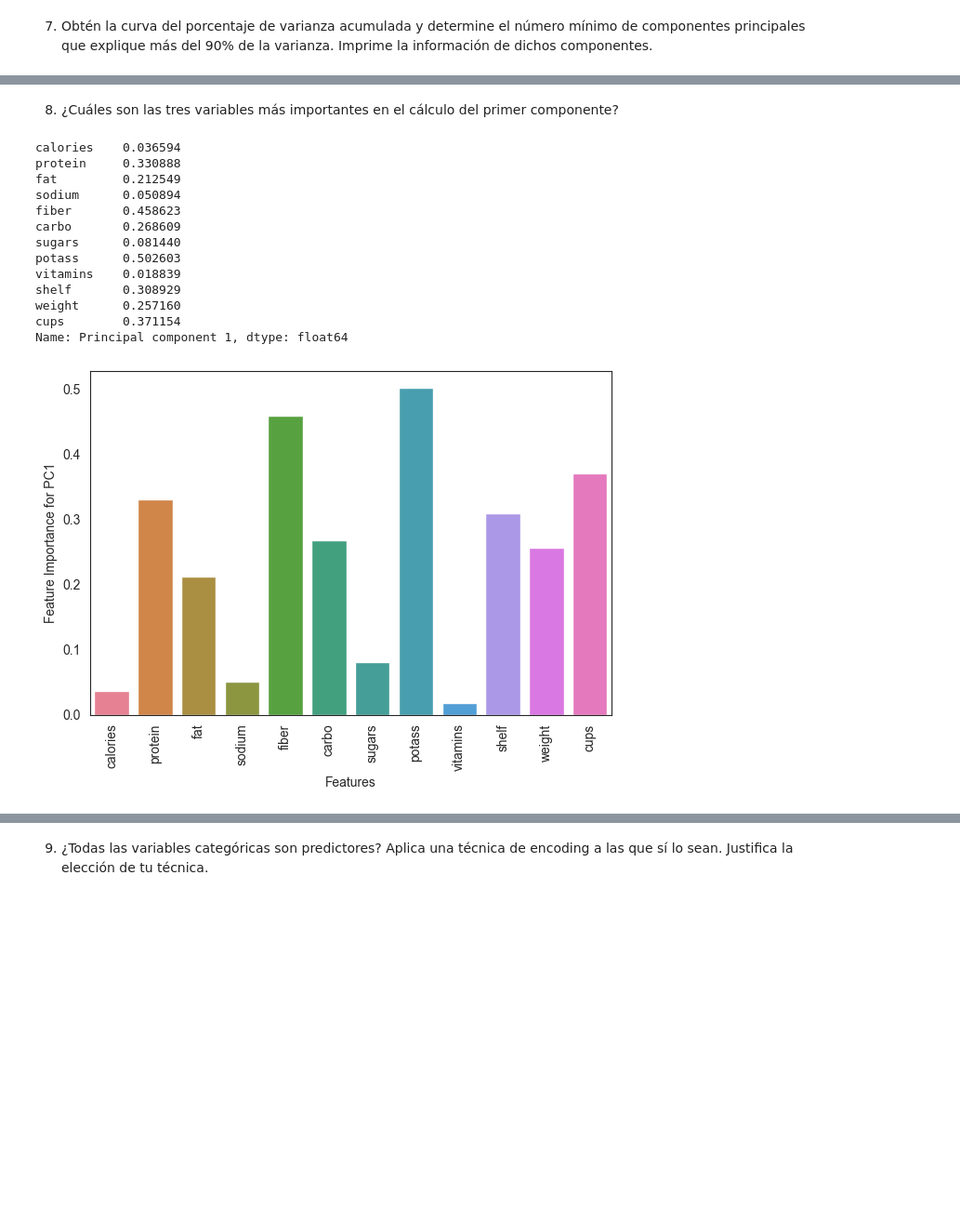
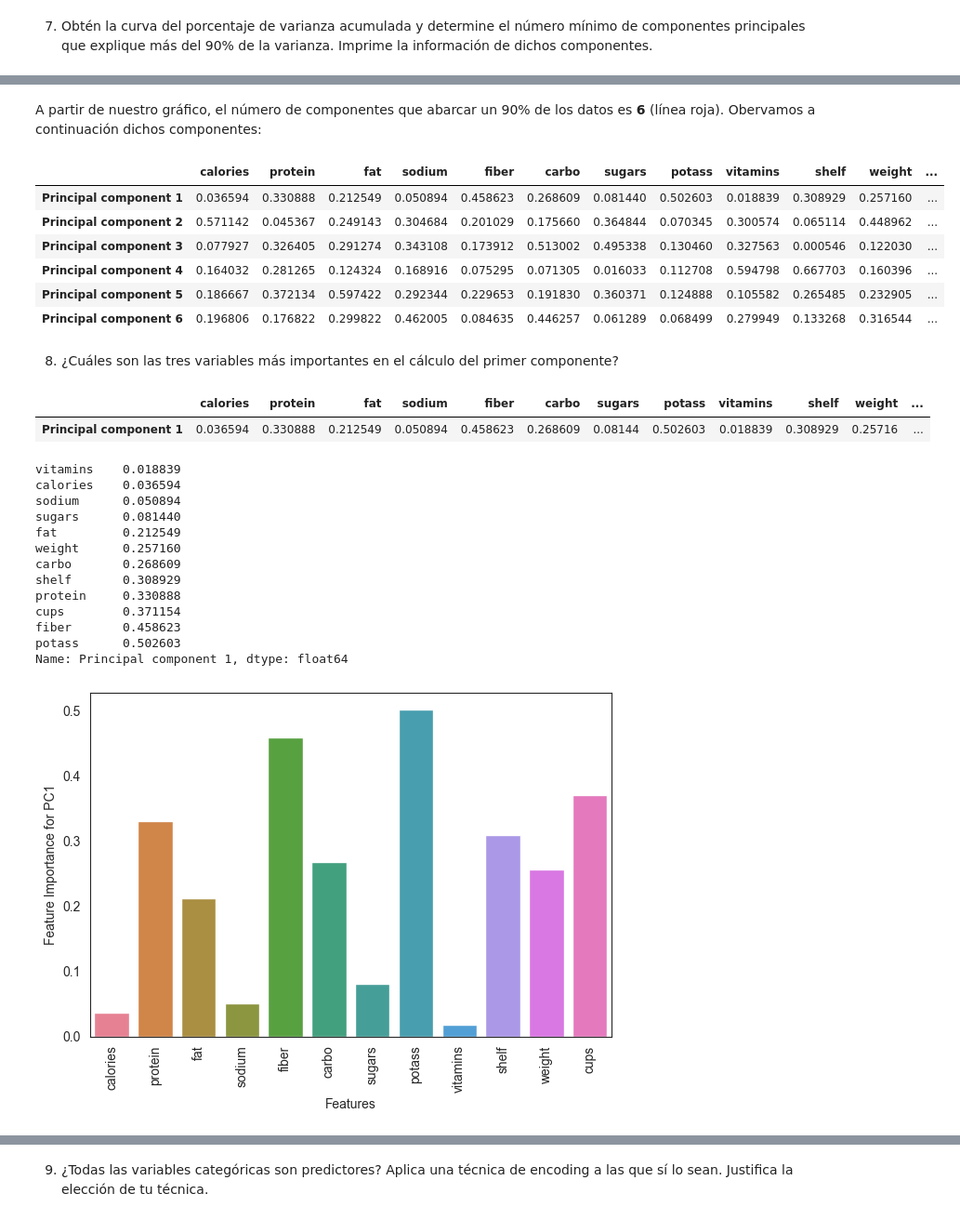
Before and after one commit to Hillelman/ciencia-de-datos-equipo, a Jupyter notebook: actividad-7/Actividad7PCA.ipynb, the cells around one changed output, grey strips where cells are left out. Shown at 93% size. Cells and saved outputs as stored; diff of their text form; code cells hidden in the pictures; blank space fills up the shorter version.

```diff
--- a/actividad-7/Actividad7PCA.ipynb
+++ b/actividad-7/Actividad7PCA.ipynb
@@ -400,10 +425,31 @@ for i in range(total_components):
+# %% [markdown]
+A partir de nuestro gráfico, el número de componentes que abarcar un 90% de los datos es **6** (línea roja). Obervamos a continuación dichos componentes:
+# %%
+num_components = 6
+pc_df = pd.DataFrame(abs(pca.components_[:num_components]), columns = x.columns, index=['Principal component {}'.format(i) for i in range(1, num_components + 1)])
+pc_df
+# %% [output]
+|  | calories | protein | fat | sodium | fiber | carbo | sugars | potass | vitamins | shelf | weight | ... |
+| Principal component 1 | 0.036594 | 0.330888 | 0.212549 | 0.050894 | 0.458623 | 0.268609 | 0.081440 | 0.502603 | 0.018839 | 0.308929 | 0.257160 | ... |
+| Principal component 2 | 0.571142 | 0.045367 | 0.249143 | 0.304684 | 0.201029 | 0.175660 | 0.364844 | 0.070345 | 0.300574 | 0.065114 | 0.448962 | ... |
+| Principal component 3 | 0.077927 | 0.326405 | 0.291274 | 0.343108 | 0.173912 | 0.513002 | 0.495338 | 0.130460 | 0.327563 | 0.000546 | 0.122030 | ... |
+| Principal component 4 | 0.164032 | 0.281265 | 0.124324 | 0.168916 | 0.075295 | 0.071305 | 0.016033 | 0.112708 | 0.594798 | 0.667703 | 0.160396 | ... |
+| Principal component 5 | 0.186667 | 0.372134 | 0.597422 | 0.292344 | 0.229653 | 0.191830 | 0.360371 | 0.124888 | 0.105582 | 0.265485 | 0.232905 | ... |
+| Principal component 6 | 0.196806 | 0.176822 | 0.299822 | 0.462005 | 0.084635 | 0.446257 | 0.061289 | 0.068499 | 0.279949 | 0.133268 | 0.316544 | ... |
 # %% [markdown]
 8. ¿Cuáles son las tres variables más importantes en el cálculo del primer componente?
+# %%
+num_components = 1
+pc_df = pd.DataFrame(abs(pca.components_[:num_components]), columns = x.columns, index=['Principal component {}'.format(i) for i in range(1, num_components + 1)])
+pc_df
+# %% [output]
+|  | calories | protein | fat | sodium | fiber | carbo | sugars | potass | vitamins | shelf | weight | ... |
+| Principal component 1 | 0.036594 | 0.330888 | 0.212549 | 0.050894 | 0.458623 | 0.268609 | 0.08144 | 0.502603 | 0.018839 | 0.308929 | 0.25716 | ... |
 # %%
 first_row = pc_df.iloc[0]
 
 # Valores por categoría
-print(first_row)
+print(first_row.sort_values())
 
 sns.barplot(data=pc_df.iloc[0:1], errorbar=None)
 plt.xlabel('Features')
@@ -412,17 +458,17 @@ plt.xticks(rotation=90)
 plt.tight_layout()
 plt.show()
 # %% [output]
+vitamins    0.018839
 calories    0.036594
+sodium      0.050894
+sugars      0.081440
+fat         0.212549
+weight      0.257160
+carbo       0.268609
+shelf       0.308929
 protein     0.330888
-fat         0.212549
-sodium      0.050894
+cups        0.371154
 fiber       0.458623
-carbo       0.268609
-sugars      0.081440
 potass      0.502603
-vitamins    0.018839
-shelf       0.308929
-weight      0.257160
-cups        0.371154
 Name: Principal component 1, dtype: float64
 [figure]
```
Also changed, not shown: parts of 15 cells of this notebook, 1 other file.
